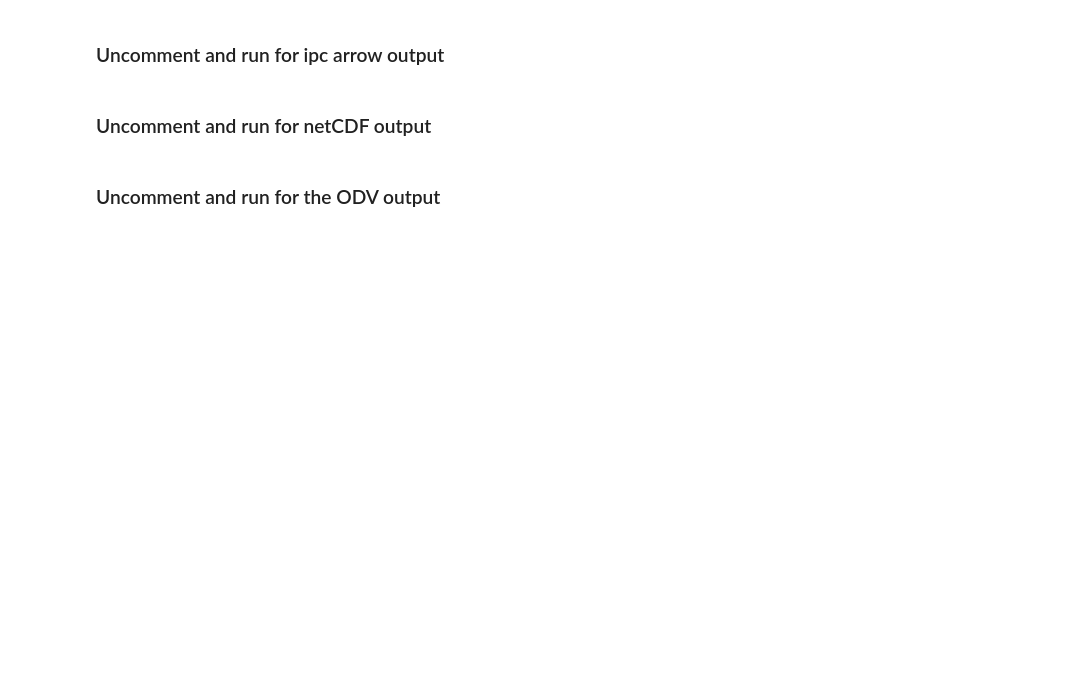
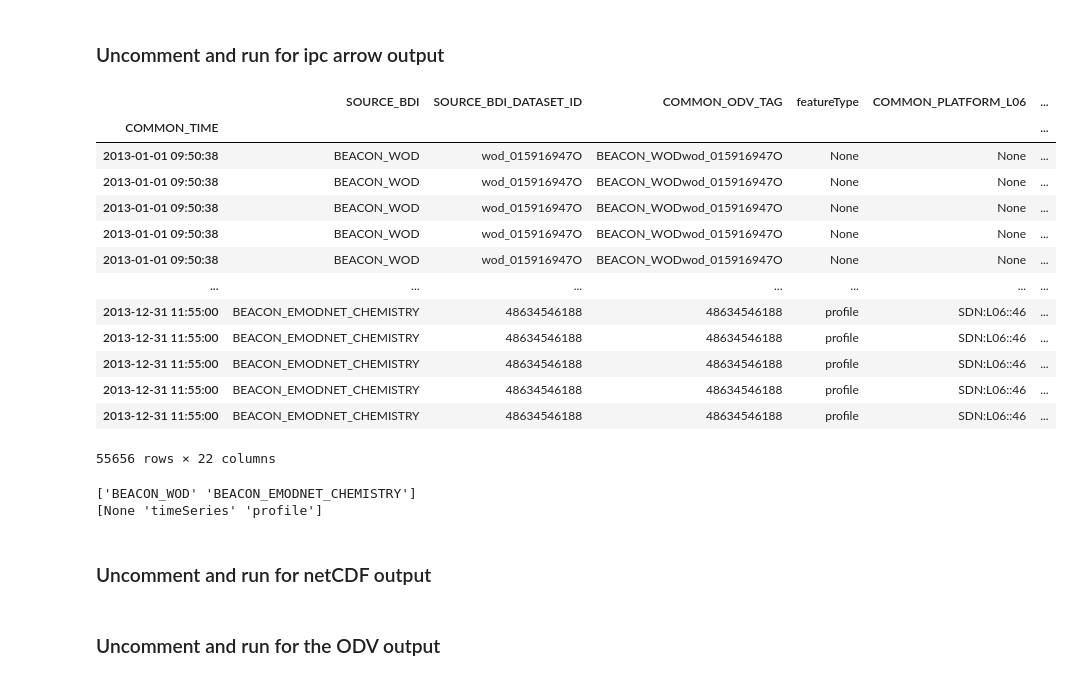
Before and after one commit to maris-development/beacon-blue-cloud, a Jupyter notebook: notebook-examples/1.0.1 (latest)/eutrophication/Merged - Notebook_multioutput.ipynb, the cells around one changed output. Saved outputs shown, nothing was run; the diff lists cells and outputs as text; code cells hidden in the pictures; blank space fills up the shorter version.

Commit message:
oxy_chl
added oxy per mass and per volume and other metadata  to the previous version of the notebook.... need to sort out the and or option...

```diff
--- a/notebook-examples/1.0.1 (latest)/eutrophication/Merged - Notebook_multioutput.ipynb
+++ b/notebook-examples/1.0.1 (latest)/eutrophication/Merged - Notebook_multioutput.ipynb
@@ -150,11 +197,11 @@ query = {
     "query_parameters": query_parameters,
 
     "filters": [
-            {"for_query_parameter": "COMMON_TIME", "min": f"2015-01-01T00:00:00", "max": f"2015-03-01T23:00:00",},
-            {"for_query_parameter": "DEPTH", "min": 0, "max": 5},
+            {"for_query_parameter": "COMMON_TIME", "min": f"2013-01-01T00:00:00", "max": f"2013-12-31T23:00:00",},
+            {"for_query_parameter": "DEPTH", "min": 0, "max": 1000},
             {"for_query_parameter": "LONGITUDE", "min": -44, "max": 5},
             {"for_query_parameter": "LATITUDE", "min": 15, "max": 60},
-            {"is_not_null": {"for_query_parameter": "CHLOROPHYLL",}},
+            {"is_not_null": {"for_query_parameter": "CHLOROPHYLL"}}
         ],
 
     "output": output
@@ -178,14 +225,14 @@ if not os.path.exists("./beacon_output"):
 # %% [markdown]
 ### Uncomment and run for parquet output
 # %%
-# # Save the response content to a file
-# with open("beacon_output/merged_subset.parquet", "wb") as f:
-#     f.write(response.content)
+# Save the response content to a file
+with open("beacon_output/merged_subset.parquet", "wb") as f:
+    f.write(response.content)
 
-# # Wrap the response content in a BytesIO object
-# response_content = BytesIO(response.content)
-# # Read the Parquet file into a Pandas DataFrame
-# df = pd.read_parquet(response_content, engine='pyarrow')
-# # This is a temporary fix as the merged instance works with seconds since 1970 which isn't supported by parquet (but will be addressed by beacon in the future)
-# df['COMMON_TIME'] = pd.to_datetime(df['COMMON_TIME'], unit='s')
-# df
+# Wrap the response content in a BytesIO object
+response_content = BytesIO(response.content)
+# Read the Parquet file into a Pandas DataFrame
+df = pd.read_parquet(response_content, engine='pyarrow')
+# This is a temporary fix as the merged instance works with seconds since 1970 which isn't supported by parquet (but will be addressed by beacon in the future)
+df['COMMON_TIME'] = pd.to_datetime(df['COMMON_TIME'], unit='s')
+df
@@ -192,14 +253,35 @@ if not os.path.exists("./beacon_output"):
 # %% [markdown]
 ### Uncomment and run for ipc arrow output
 # %%
-# # Save the response content to a file
-# with open("beacon_output/merged_subset.arrow", "wb") as f:
-#     f.write(response.content)
+# Save the response content to a file
+with open("beacon_output/merged_subset.arrow", "wb") as f:
+    f.write(response.content)
 
-# # Read the Parquet file into a Pandas DataFrame
-# df = pd.read_feather(f"./beacon_output/merged_subset.arrow")
-# df = df.assign(datetime=pd.to_datetime(df['COMMON_TIME'])).set_index('COMMON_TIME').sort_index()
-# df
+# Read the Parquet file into a Pandas DataFrame
+df = pd.read_feather(f"./beacon_output/merged_subset.arrow")
+df = df.assign(datetime=pd.to_datetime(df['COMMON_TIME'])).set_index('COMMON_TIME').sort_index()
+df
+# %% [output]
+|  | SOURCE_BDI | SOURCE_BDI_DATASET_ID | COMMON_ODV_TAG | featureType | COMMON_PLATFORM_L06 | ... |
+| COMMON_TIME |  |  |  |  |  | ... |
+| 2013-01-01 09:50:38 | BEACON_WOD | wod_015916947O | BEACON_WODwod_015916947O | None | None | ... |
+| 2013-01-01 09:50:38 | BEACON_WOD | wod_015916947O | BEACON_WODwod_015916947O | None | None | ... |
+| 2013-01-01 09:50:38 | BEACON_WOD | wod_015916947O | BEACON_WODwod_015916947O | None | None | ... |
+| 2013-01-01 09:50:38 | BEACON_WOD | wod_015916947O | BEACON_WODwod_015916947O | None | None | ... |
+| 2013-01-01 09:50:38 | BEACON_WOD | wod_015916947O | BEACON_WODwod_015916947O | None | None | ... |
+| ... | ... | ... | ... | ... | ... | ... |
+| 2013-12-31 11:55:00 | BEACON_EMODNET_CHEMISTRY | 48634546188 | 48634546188 | profile | SDN:L06::46 | ... |
+| 2013-12-31 11:55:00 | BEACON_EMODNET_CHEMISTRY | 48634546188 | 48634546188 | profile | SDN:L06::46 | ... |
+| 2013-12-31 11:55:00 | BEACON_EMODNET_CHEMISTRY | 48634546188 | 48634546188 | profile | SDN:L06::46 | ... |
+| 2013-12-31 11:55:00 | BEACON_EMODNET_CHEMISTRY | 48634546188 | 48634546188 | profile | SDN:L06::46 | ... |
+| 2013-12-31 11:55:00 | BEACON_EMODNET_CHEMISTRY | 48634546188 | 48634546188 | profile | SDN:L06::46 | ... |
+55656 rows × 22 columns
+# %%
+print(df['SOURCE_BDI'].unique())
+print(df['featureType'].unique())
+# %% [output]
+['BEACON_WOD' 'BEACON_EMODNET_CHEMISTRY']
+[None 'timeSeries' 'profile']
 # %% [markdown]
 ### Uncomment and run for netCDF output
 # %%
```
Also changed, not shown: parts of 5 cells of this notebook, 1 other file.
